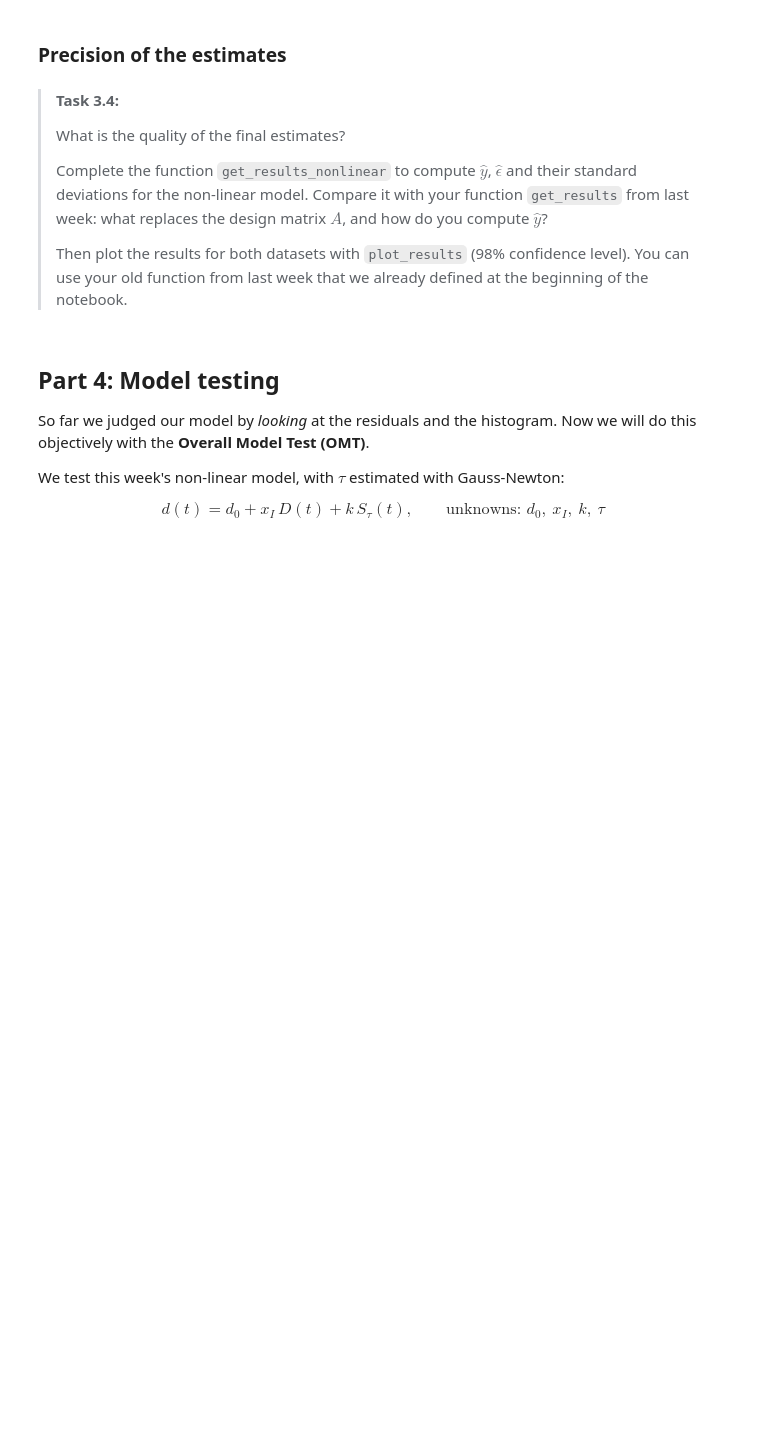
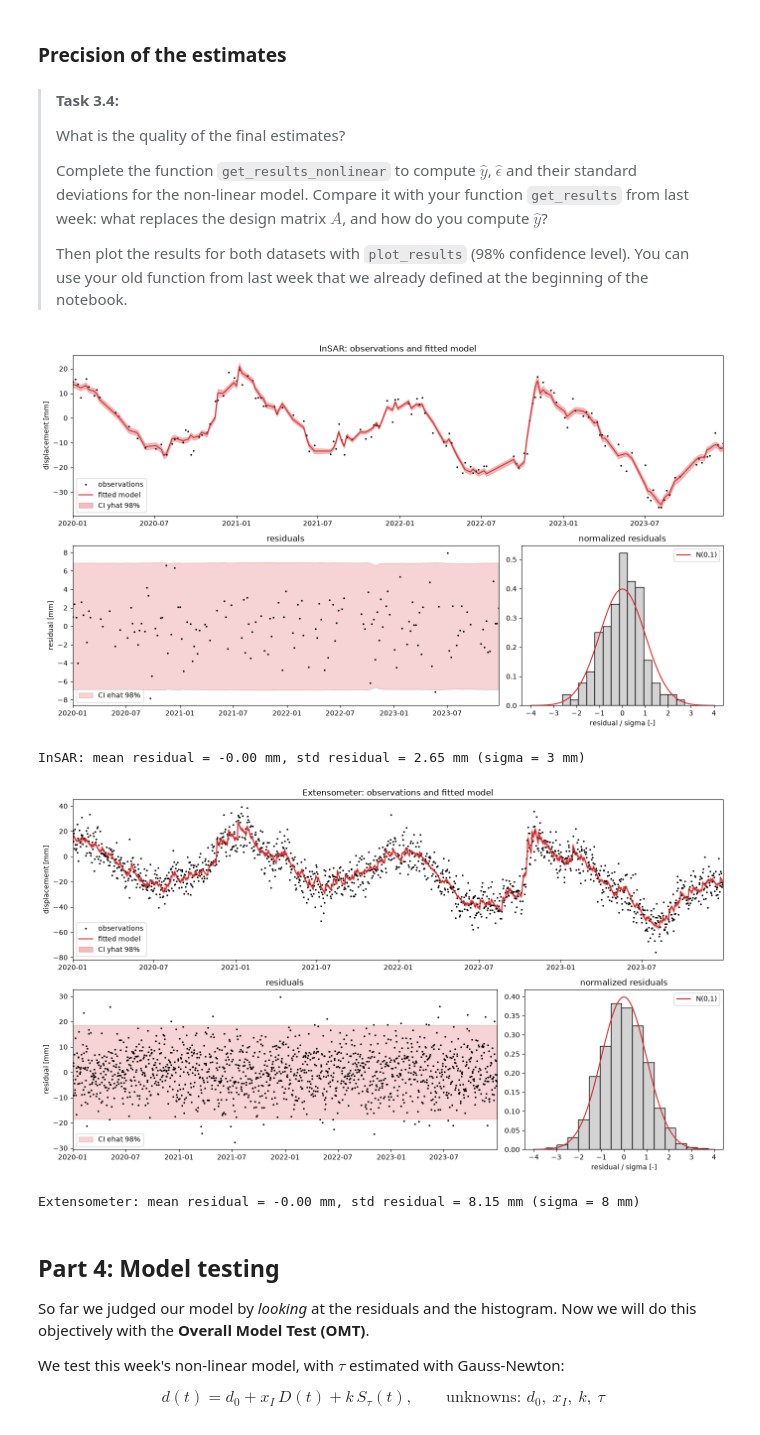
Before and after one commit to prajwalabc/GA1.8, a Jupyter notebook: fit_me_baby_one_more_time.ipynb, the cells around one changed output. Cells and saved outputs as stored; diff of their text form; code cells hidden in the pictures; blank space fills up the shorter version.

```diff
--- a/fit_me_baby_one_more_time.ipynb
+++ b/fit_me_baby_one_more_time.ipynb
@@ -448,6 +448,51 @@ def get_results_nonlinear(y, day, Sigma_Y, xhat, Sigma_X):
     std_ehat = np.sqrt(np.diag(Sigma_ehat))
 
     return yhat, ehat, std_yhat, std_ehat
+# %%
+yhat_insar, ehat_insar, std_yhat_insar, std_ehat_insar = get_results_nonlinear(
+    y_insar,
+    day_insar,
+    Sigma_Y_insar,
+    xhat_insar,
+    Sigma_Xhat_insar
+)
+
+yhat_ext, ehat_ext, std_yhat_ext, std_ehat_ext = get_results_nonlinear(
+    y_ext,
+    day_ext,
+    Sigma_Y_ext,
+    xhat_ext,
+    Sigma_Xhat_ext
+)
+
+plot_results(
+    'InSAR',
+    dates_insar,
+    y_insar,
+    yhat_insar,
+    ehat_insar,
+    std_yhat_insar,
+    std_ehat_insar,
+    sigma_insar,
+    alpha=0.02
+)
+
+plot_results(
+    'Extensometer',
+    dates_ext,
+    y_ext,
+    yhat_ext,
+    ehat_ext,
+    std_yhat_ext,
+    std_ehat_ext,
+    sigma_ext,
+    alpha=0.02
+)
+# %% [output]
+[figure, added]
+InSAR: mean residual = -0.00 mm, std residual = 2.65 mm (sigma = 3 mm)
+[figure, added]
+Extensometer: mean residual = -0.00 mm, std residual = 8.15 mm (sigma = 8 mm)
 # %% [markdown]
 ## Part 4: Model testing
 
```
Also changed, not shown: parts of 1 cell of this notebook.
